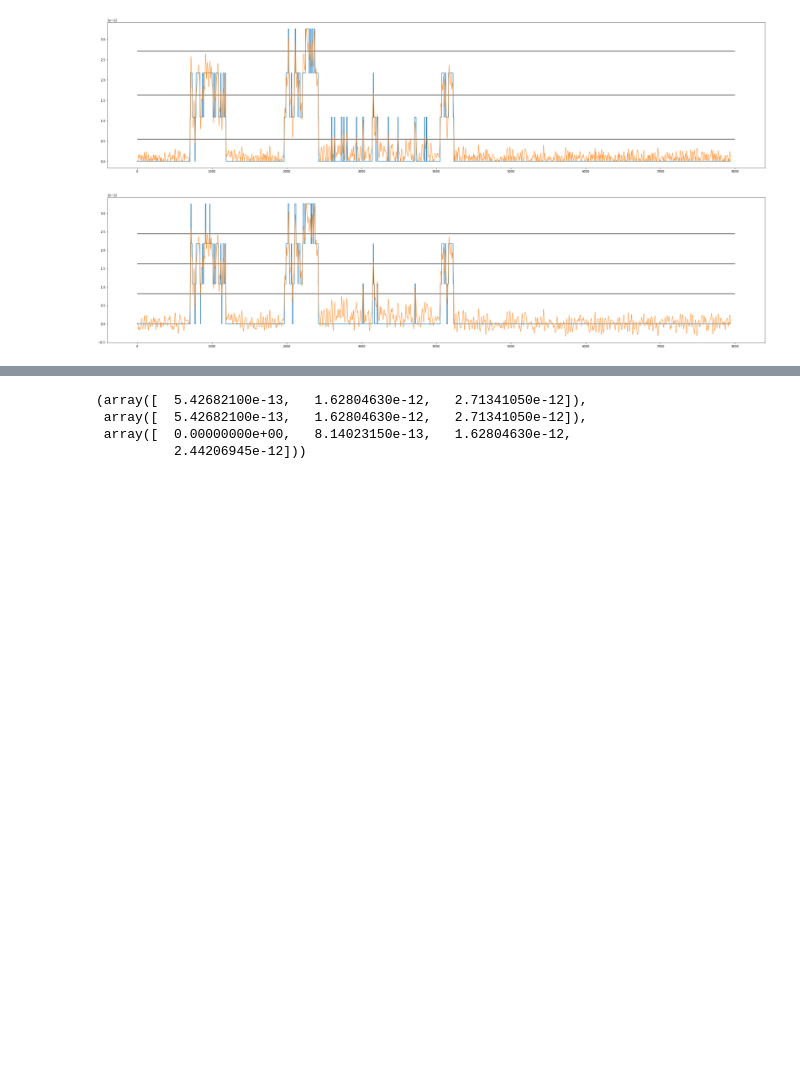
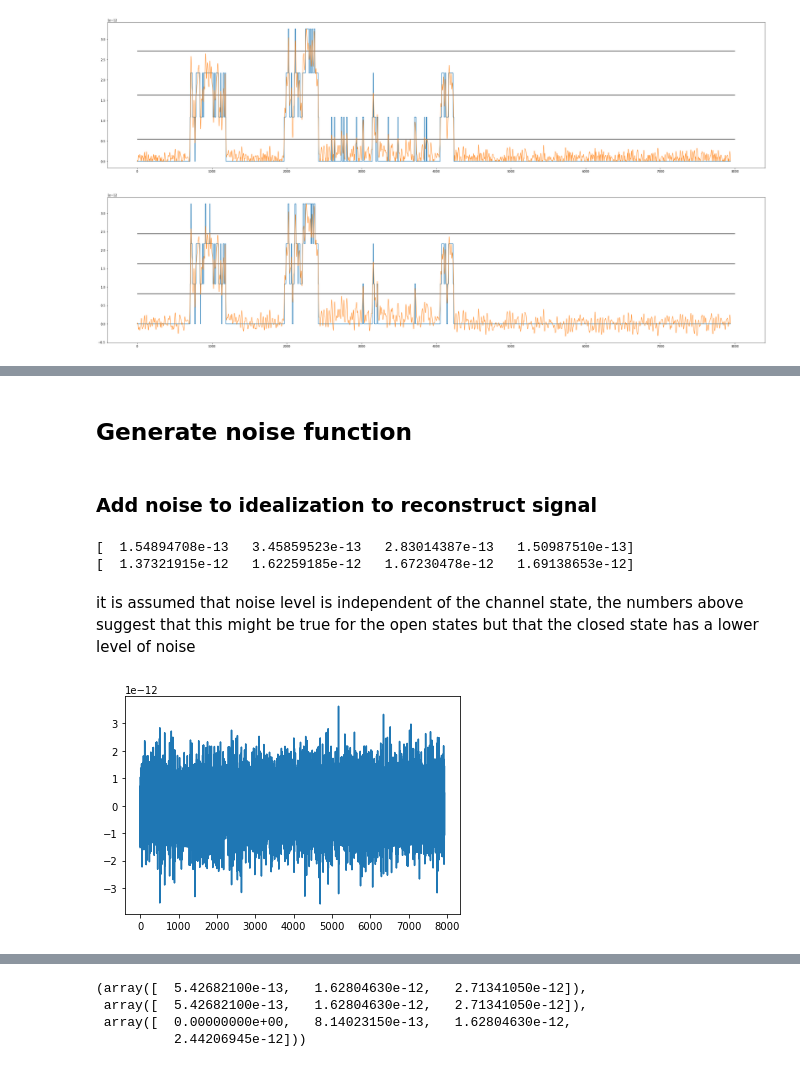
Before and after one commit to AGPlested/ASCAM, a Jupyter notebook: model.ipynb, the cells around one changed output, grey strips where cells are left out. Saved outputs shown, nothing was run; the diff lists cells and outputs as text; code cells hidden in the pictures; blank space fills up the shorter version.

```diff
--- a/model.ipynb
+++ b/model.ipynb
@@ -212,7 +256,7 @@ for t in thetas:
 
 #thresholds are linearly spaced starting at 0, this is not how they are meant to be but looks quite good so it'll stay here for a bit
 thetas = np.linspace(0,1,5)[1:-1]*np.max(np.abs(signal))
-ideal, sm = tc(signal,thetas)
+ideal, sm = multilevel_threshold(signal,thetas)
 plt.subplot(212)
 plt.plot(ideal*sm,alpha = 1)
 plt.plot(-signal,alpha=.8)
@@ -244,26 +267,2 @@ gen_noise()
-# %%
-### add noise to idealized signal:
-##seperate different levels
-mask = []
-for i in range(4):
-    m = ideal == i/3
-    mask.append(m)
-## get mean and variance of signal at each level
-std = []
-mean = []
-#at this point we can use the means of the different levels of the hypothetical n/3 of maximum amplitude by which they where seperated
-for i in range(4):
-    m = np.mean(original[mask[i]])
-    mean.append(m)
-    v = np.std(original[mask[i]])
-    std.append(v)
-## simulate noise and add to idealized signal
-noisy = np.zeros(len(ideal))
-for i in range(4):
-    noise = np.random.normal(loc=mean[i],scale=std[i],size=np.sum(mask[i]))
-    noisy[mask[i]] = noise
-## filter reconstructed data
-fc, fs, = 1e3, 4e4
-fcs = fc/fs
-window = Gaussian(fcs)
-filtered = apply_filter(noisy,window)
+# %% [markdown]
+## Generate noise function
@@ -269,0 +312,22 @@ filtered = apply_filter(noisy,window)
+# %% [markdown]
+### Add noise to idealization to reconstruct signal
+# %%
+## get the standard deviation from the filtered and unfiltered signal
+std = np.zeros(4)
+std_original = np.zeros(4)
+for i in range(4):
+    mask = ideal == i/3 #creates makes to seperate the different activations found during the idealization
+    std[i] = np.std(signal[mask])
+    std_original[i] = np.std(original[mask])
+print(std)
+print(std_original)
+# %% [output]
+[  1.54894708e-13   3.45859523e-13   2.83014387e-13   1.50987510e-13]
+[  1.37321915e-12   1.62259185e-12   1.67230478e-12   1.69138653e-12]
+# %% [markdown]
+it is assumed that noise level is independent of the channel state, the numbers above suggest that this might be true for the open states but that the closed state has a lower level of noise
+# %%
+noise = gen_noise(std_original.mean(), N=len(ideal), f_0=1e3)
+plt.plot(noise);
+# %% [output]
+[figure, added]
```
Also changed, not shown: parts of 32 cells of this notebook.
